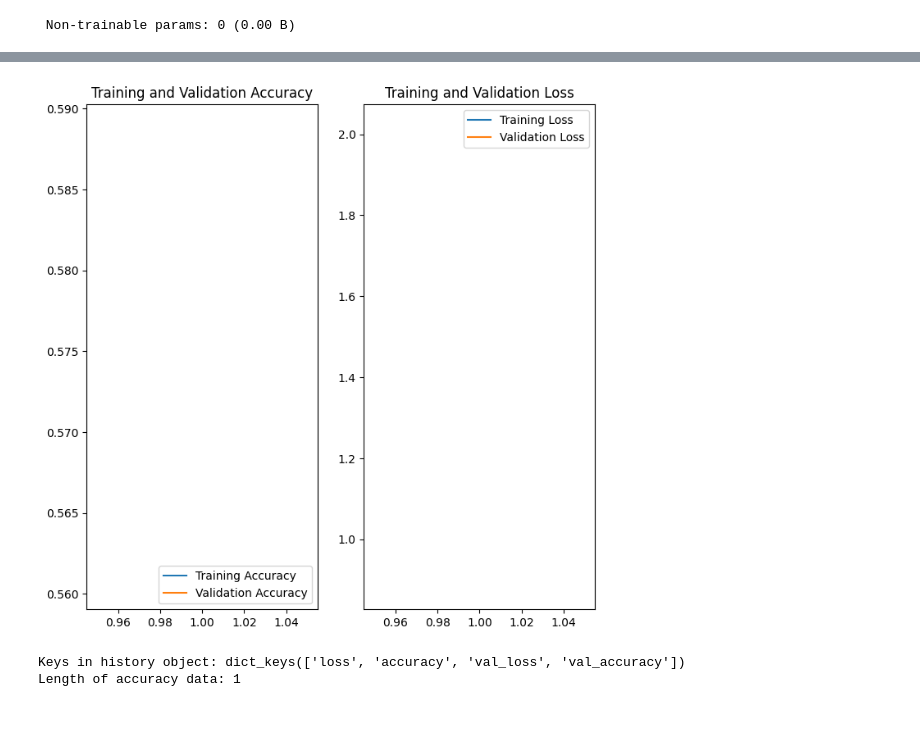
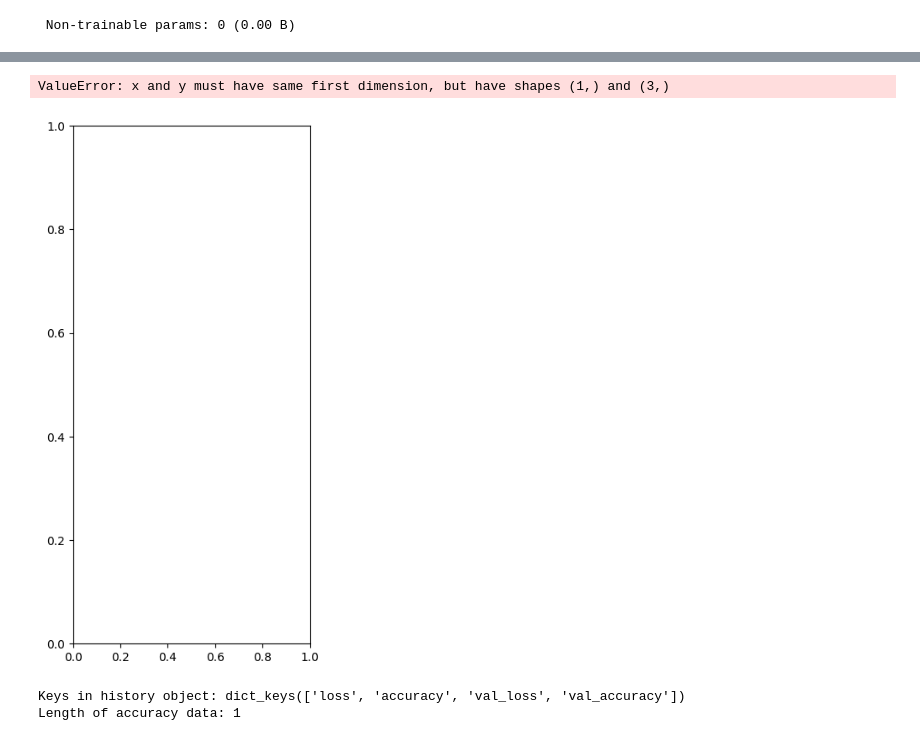
Before and after one commit to romaricDembele/projet_leyenda, a Jupyter notebook: livrable_1.ipynb, the cells around one changed output, grey strips where cells are left out. Drawn from its saved outputs; the diff is of its cells as text; code cells hidden in the pictures.

```diff
--- a/livrable_1.ipynb
+++ b/livrable_1.ipynb
@@ -49,6 +43,7 @@ train_set = tf.keras.preprocessing.image_dataset_from_directory(
     seed=123,
     image_size=image_size,
     batch_size=batch_size,
+    label_mode='int'  # Assurez-vous que les labels sont des entiers
 )
 
 test_set = tf.keras.preprocessing.image_dataset_from_directory(
@@ -58,9 +53,8 @@ test_set = tf.keras.preprocessing.image_dataset_from_directory(
     seed=123,
     image_size=image_size,
     batch_size=batch_size,
+    label_mode='int'  # Assurez-vous que les labels sont des entiers
 )
-
-train_set
 # %% [output]
 Found 41398 files belonging to 5 classes.
 Using 33119 files for training.
@@ -73,0 +68,18 @@ Using 8279 files for validation.
+# %%
+# Nom du dossier cible, par exemple 'photo'
+target_folder_name = 'Photo'
+
+# Trouver l'index du label basé sur le nom du dossier
+target_label = train_set.class_names.index(target_folder_name)
+
+def binary_label(images, labels):
+    """Fonction pour convertir les étiquettes en format binaire."""
+    binary_labels = tf.where(labels == target_label, 1, 0)
+    return images, binary_labels
+
+# Appliquer la fonction de prétraitement aux jeux de données
+train_set = train_set.map(binary_label)
+test_set = test_set.map(binary_label)
+
+print(train_set)
+print(test_set)
@@ -74,2 +94,12 @@ Using 8279 files for validation.
+# %%
+# Nombre d'exemples à conserver dans le buffer pour le mélange
+buffer_size = 100
+
+# Appliquer le mélange au jeu de données d'entraînement
+train_set = train_set.shuffle(buffer_size)
+
+# Appliquer le mélange au jeu de données de test
+# Note : Généralement, le mélange de l'ensemble de test n'est pas nécessaire, mais vous pouvez choisir de le faire.
+test_set = test_set.shuffle(buffer_size)
 # %% [markdown]
 ## 2. Visualisation des données
@@ -101,10 +118,10 @@ print(type(train_set.take(1)))
 # %% [markdown]
 ## 3. Configuration de l'environnement pour l'entrainement
 # %%
-AUTOTUNE = tf.data.experimental.AUTOTUNE
+#AUTOTUNE = tf.data.experimental.AUTOTUNE
 
-train_set = train_set.cache().shuffle(1000).prefetch(buffer_size=AUTOTUNE)
-test_set = test_set.cache().prefetch(buffer_size=AUTOTUNE)
+#train_set = train_set.cache().shuffle(1000).prefetch(buffer_size=AUTOTUNE)
+#test_set = test_set.cache().prefetch(buffer_size=AUTOTUNE)
 # %% [markdown]
 ## 5. Le modèle de réseau de neurones convolutif (CNN)
 # %%
@@ -181,30 +193,31 @@ Error:
 # %%
 # Plot training and validation accuracy and loss
 %matplotlib inline
 import matplotlib.pyplot as plt
 
 acc = history.history['accuracy']
 val_acc = history.history['val_accuracy']
 loss = history.history['loss']
 val_loss = history.history['val_loss']
 
-epochs_range = len(history.history['accuracy'])
+epochs_range = 3
 
 plt.figure(figsize=(8, 8))
 plt.subplot(1, 2, 1)
 plt.plot(epochs_range, acc, label='Training Accuracy')
 plt.plot(epochs_range, val_acc, label='Validation Accuracy')
 plt.legend(loc='lower right')
 plt.title('Training and Validation Accuracy')
 
 plt.subplot(1, 2, 2)
 plt.plot(epochs_range, loss, label='Training Loss')
 plt.plot(epochs_range, val_loss, label='Validation Loss')
 plt.legend(loc='upper right')
 plt.title('Training and Validation Loss')
 plt.show()
 # %% [output]
+ValueError: x and y must have same first dimension, but have shapes (1,) and (3,)
-[figure, old version]
+[figure, new version]
 # %%
 # Debug: Print keys and lengths of the training history
 print("Keys in history object:", history.history.keys())
```
Also changed, not shown: parts of 9 cells of this notebook.
